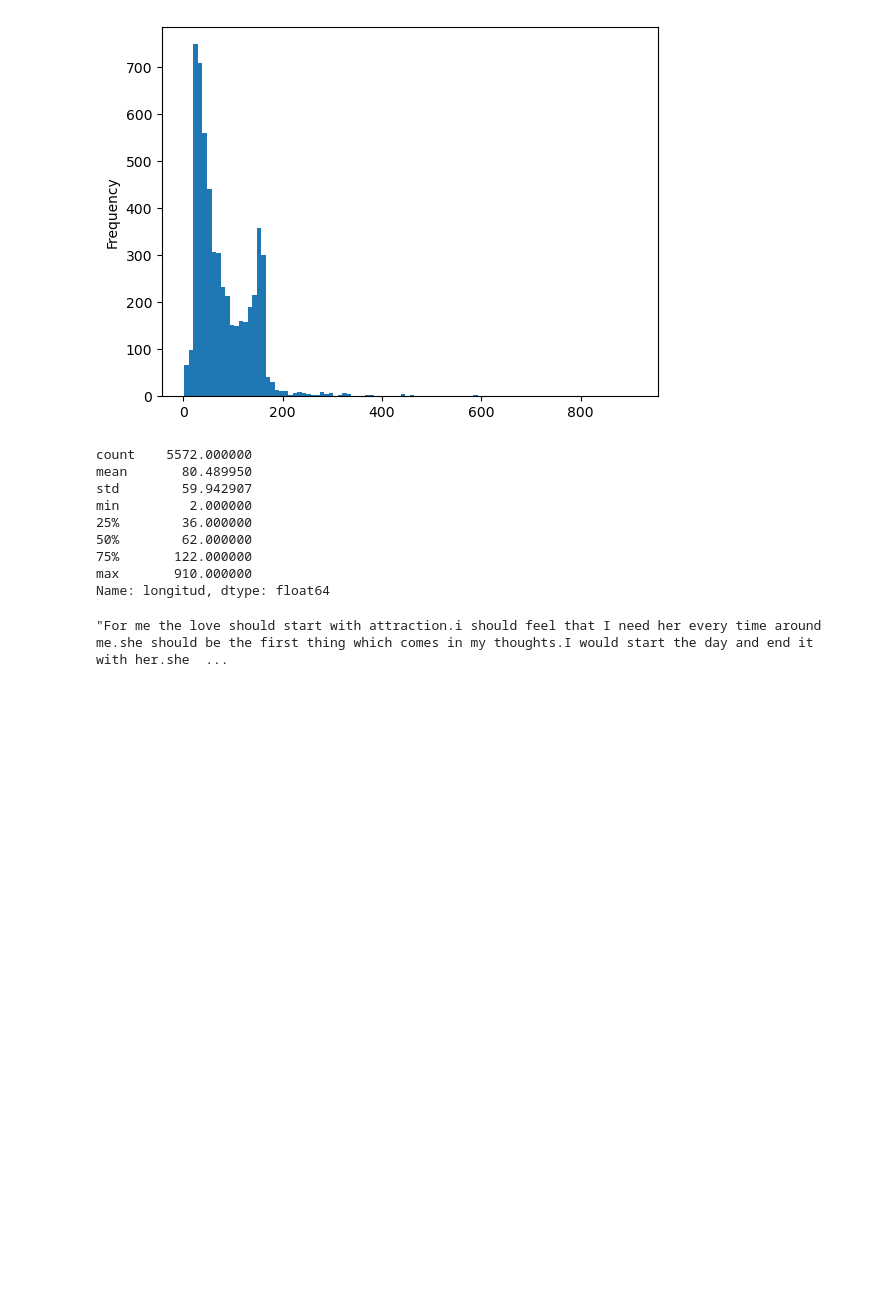
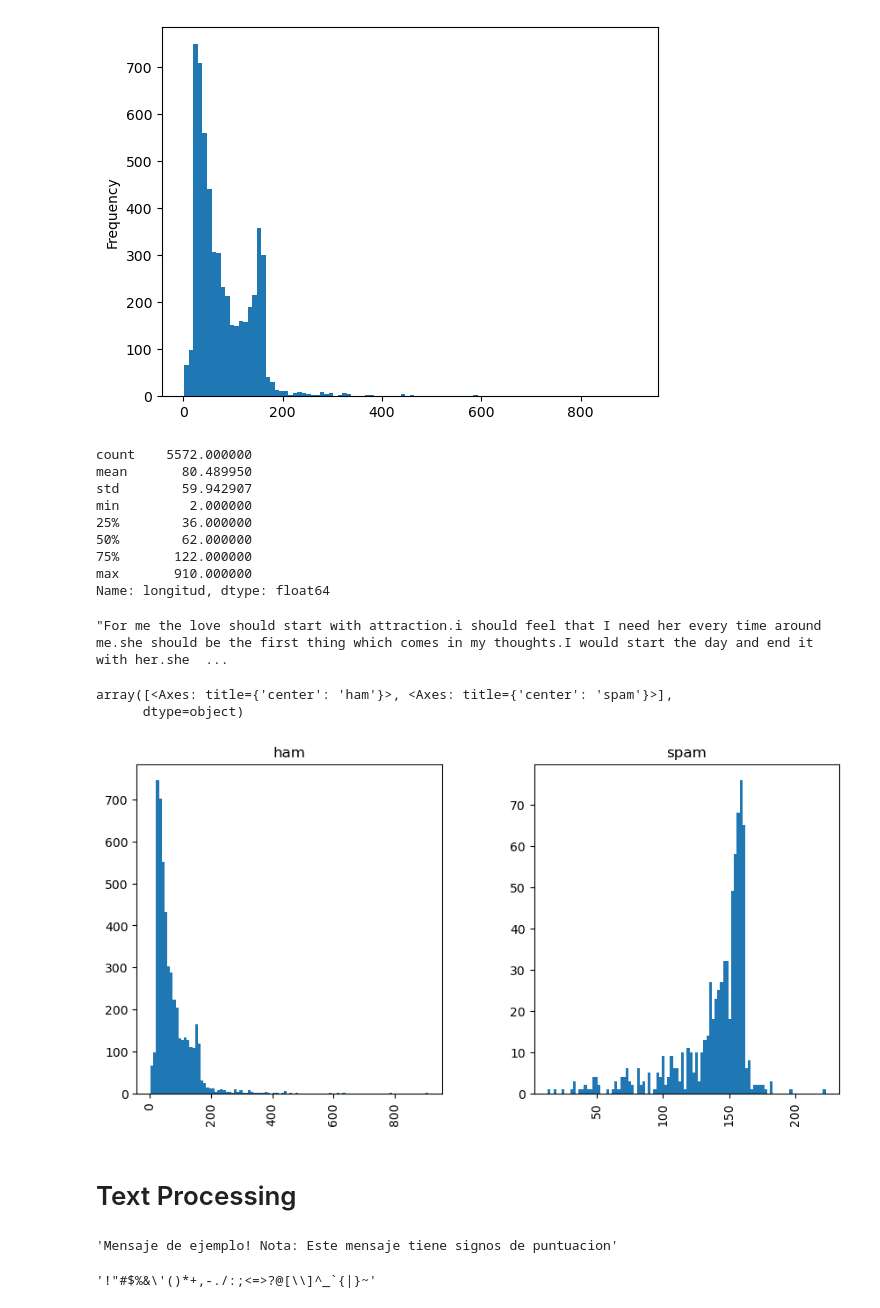
Before and after one commit to clog10/Machine-Learning, a Jupyter notebook: NLP/NLP.ipynb, the cells around one changed output. Drawn from its saved outputs; the diff is of its cells as text; code cells hidden in the pictures; blank space fills up the shorter version.

Commit message:
spam

```diff
--- a/NLP/NLP.ipynb
+++ b/NLP/NLP.ipynb
@@ -115,4 +115,10 @@ data[data["longitud"]==910]['mensaje'].iloc[0]
 # %% [output]
 "For me the love should start with attraction.i should feel that I need her every time around me.she should be the first thing which comes in my thoughts.I would start the day and end it with her.she  ...
 # %%
-data.hist(column='')
+data.hist(column='longitud', by='etiqueta', bins=100, figsize=(10,5))
+# %% [output]
+array([<Axes: title={'center': 'ham'}>, <Axes: title={'center': 'spam'}>],
+      dtype=object)
+[figure, added]
+# %% [markdown]
+# Text Processing
@@ -118,0 +129,8 @@ data.hist(column='')
+# %%
+example_text
+# %% [output]
+'Mensaje de ejemplo! Nota: Este mensaje tiene signos de puntuacion'
+# %%
+string.punctuation
+# %% [output]
+'!"#$%&\'()*+,-./:;<=>?@[\\]^_`{|}~'
```
Also changed, not shown: parts of 27 cells of this notebook.
